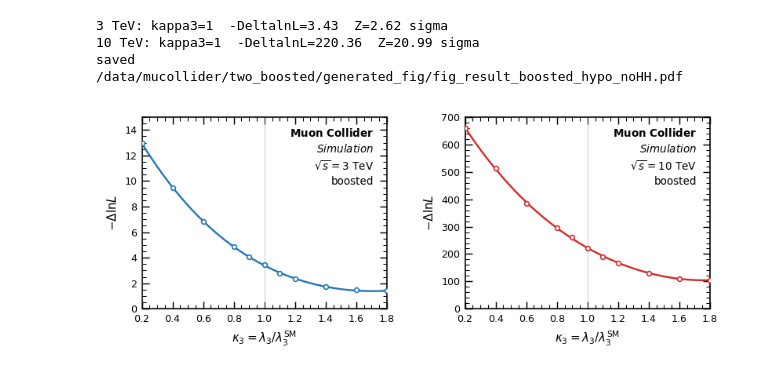
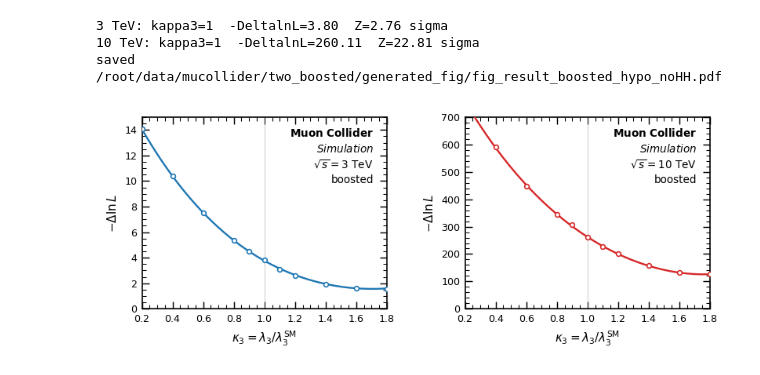
Before and after one commit to FeiChinzz/HHproduction, a Jupyter notebook: mucollider_hhvv/dll_plot.ipynb, the cells around one changed output. Saved outputs shown, nothing was run; the diff lists cells and outputs as text; code cells hidden in the pictures.

```diff
--- a/mucollider_hhvv/dll_plot.ipynb
+++ b/mucollider_hhvv/dll_plot.ipynb
@@ -113,16 +11,16 @@ plt.show()
 # Per panel: kappa3 scan points, -DeltalnL values (any reference; they are
 # re-anchored at kappa3=1 below), fit window (None = use all points).
 K_3TEV   = np.array([0.2, 0.4, 0.6, 0.8, 0.9, 1.0, 1.1, 1.2, 1.4, 1.6, 1.8])
-DLL_3TEV = np.array([1.979128700237756, 0.9747422305260196, 0.37481869568439574, 0.07950971455863609, 0.018069958961136834, 0.0, 0.020455775416379218, 0.06351911551906042, 0.18081546873601617, 0.2563482550651468, 0.2751343986907955])   # REPLACE with your 3 TeV scan
+DLL_3TEV = np.array([2.0323589640135147, 1.0026563782442466, 0.38625998474891743, 0.08209702434603816, 0.01867676746251412, 0.0, 0.021188942514065445, 0.0658606444545935, 0.18780994387455507, 0.2665079902572298, 0.2861000862477603])   # REPLACE with your 3 TeV scan
 WIN_3TEV = None
 
 K_10TEV   = np.array([0.8, 0.84, 0.88, 0.92, 0.96, 1, 1.04, 1.08, 1.12, 1.16, 1.2])
-DLL_10TEV = np.array([5.3480654507179874, 3.330502060135071, 1.8997300463962556, 0.9791748911067479, 0.3419043583875645, 0.0, 0.1875475784030307, 0.5838913955303191, 1.2408765062184166, 2.1933176605294813, 3.0086811893898284])
+DLL_10TEV = np.array([5.504294610119294, 3.4191532573963253, 1.9700141464683343, 1.033281104115753, 0.3635378465576524, 0.0, 0.20581223369753143, 0.6304249434351785, 1.3274954653068223, 2.354489671207422, 3.2278342024868794])
                                          # REPLACE with your boosted 10 TeV scan
 WIN_10TEV = (0.8, 1.2)                   # suggested: fit only the refined grid
 
 TAG_EXTRA = 'boosted'                    # region label inside the panel
-OUTPDF    = '/data/mucollider/two_boosted/generated_fig/fig_result_boosted_hypo_k3.pdf'
+OUTPDF    = '/root/data/mucollider/two_boosted/generated_fig/fig_result_boosted_hypo_k3.pdf'
 # ═════════════════════════════════════════════════════════════════════════
 
 
@@ -273,43 +88,43 @@ plt.show()
 # ══════════════════ EDIT HERE ═══════════════════════════════════════════
 # Case-1 scans (null = no HH).  DUMMY values = your Colab boosted scans.
 K_3TEV   = np.array([0.2, 0.4, 0.6, 0.8, 0.9, 1.0, 1.1, 1.2, 1.4, 1.6, 1.8])
-DLL_3TEV = np.array([12.950856086473113, 9.50051854058605, 6.85145266368037, 4.864184634932913, 4.0821085613811645, 3.4270720201878078, 2.7907766021670803, 2.3481392499729825, 1.720871731351954, 1.459561082817777, 1.403691502315779])          # REPLACE with your scan
+DLL_3TEV = np.array([14.064215765747058, 10.36620847026378, 7.514388721222976, 5.364456097073727, 4.514888766392209, 3.801340810435473, 3.1060753971662933, 2.620892901534984, 1.930592395445842, 1.6418256415564516, 1.5799752989646059])          # REPLACE with your scan
 
 K_10TEV   = np.array([0.2, 0.4, 0.6, 0.8, 0.9, 1.0, 1.1, 1.2, 1.4, 1.6, 1.8])
-DLL_10TEV = np.array([661.1563022810169, 512.6301828947376, 385.69896145277124, 295.2284460347989, 261.4988657043321, 220.36236239999533, 191.2209672797725, 168.36433670884088, 130.95957384023723, 109.66373308330553, 104.60788011803574])   # REPLACE with your scan
+DLL_10TEV = np.array([757.0052734451558, 590.8276988831125, 447.97453627582087, 345.49754642003904, 307.10525216033386, 260.10903687295723, 226.67919625649157, 200.3635135733958, 157.07537249467148, 132.27587821615535, 126.36826683241999])   # REPLACE with your scan
 YLIM_3TEV  = (0, 15)
 YLIM_10TEV = (0, 700)
 TAG_EXTRA  = 'boosted'
-OUTPDF     = '/data/mucollider/two_boosted/generated_fig/fig_result_boosted_hypo_noHH.pdf'
+OUTPDF     = '/root/data/mucollider/two_boosted/generated_fig/fig_result_boosted_hypo_noHH.pdf'
 # ═════════════════════════════════════════════════════════════════════════
 
 PANELS = [
     ('3 TeV',  ps.C_3TEV,  K_3TEV,  DLL_3TEV,  YLIM_3TEV),
     ('10 TeV', ps.C_10TEV, K_10TEV, DLL_10TEV, YLIM_10TEV),
 ]
 
 kfine = np.linspace(0.2, 1.8, 401)
 fig, ax = plt.subplots(1, 2, figsize=ps.SIZE12)
 for a, (name, c, k, dll, ylim) in zip(ax, PANELS):
     curve = np.poly1d(np.polyfit(k, dll, 4))(kfine)   # display smoothing
     a.plot(kfine, curve, '-', color=c, lw=1.3, zorder=4)
     a.plot(k, dll, marker='o', ls='none', mfc='white', mec=c,
            mew=0.9, ms=3.2, zorder=5)
     a.axvline(1.0, color='0.7', lw=0.7, alpha=0.5)
     a.set_xlim(0.2, 1.8); a.set_ylim(*ylim)
     a.set_xticks(np.arange(0.2, 1.81, 0.2))
     a.set_xlabel(r'$\kappa_3 = \lambda_3/\lambda_3^{\rm SM}$')
     a.set_ylabel(r'$-\Delta\ln L$')
     ps.hep_tag(a, [rf'$\sqrt{{s}}={name.split()[0]}$ TeV', TAG_EXTRA],
                loc='upper right', simulation=True, fontsize=7.5)
     i1 = int(np.argmin(np.abs(k - 1.0)))
     print(f'{name}: kappa3=1  -DeltalnL={dll[i1]:.2f}  Z={np.sqrt(2*dll[i1]):.2f} sigma')
 
 fig.tight_layout(w_pad=2.0)
 fig.savefig(OUTPDF, bbox_inches='tight')
 print(f'saved {OUTPDF}')
 # %% [output]
-3 TeV: kappa3=1  -DeltalnL=3.43  Z=2.62 sigma
-10 TeV: kappa3=1  -DeltalnL=220.36  Z=20.99 sigma
-saved /data/mucollider/two_boosted/generated_fig/fig_result_boosted_hypo_noHH.pdf
+3 TeV: kappa3=1  -DeltalnL=3.80  Z=2.76 sigma
+10 TeV: kappa3=1  -DeltalnL=260.11  Z=22.81 sigma
+saved /root/data/mucollider/two_boosted/generated_fig/fig_result_boosted_hypo_noHH.pdf
-[figure, old version]
+[figure, new version]
```
Also changed, not shown: parts of 3 cells of this notebook.
